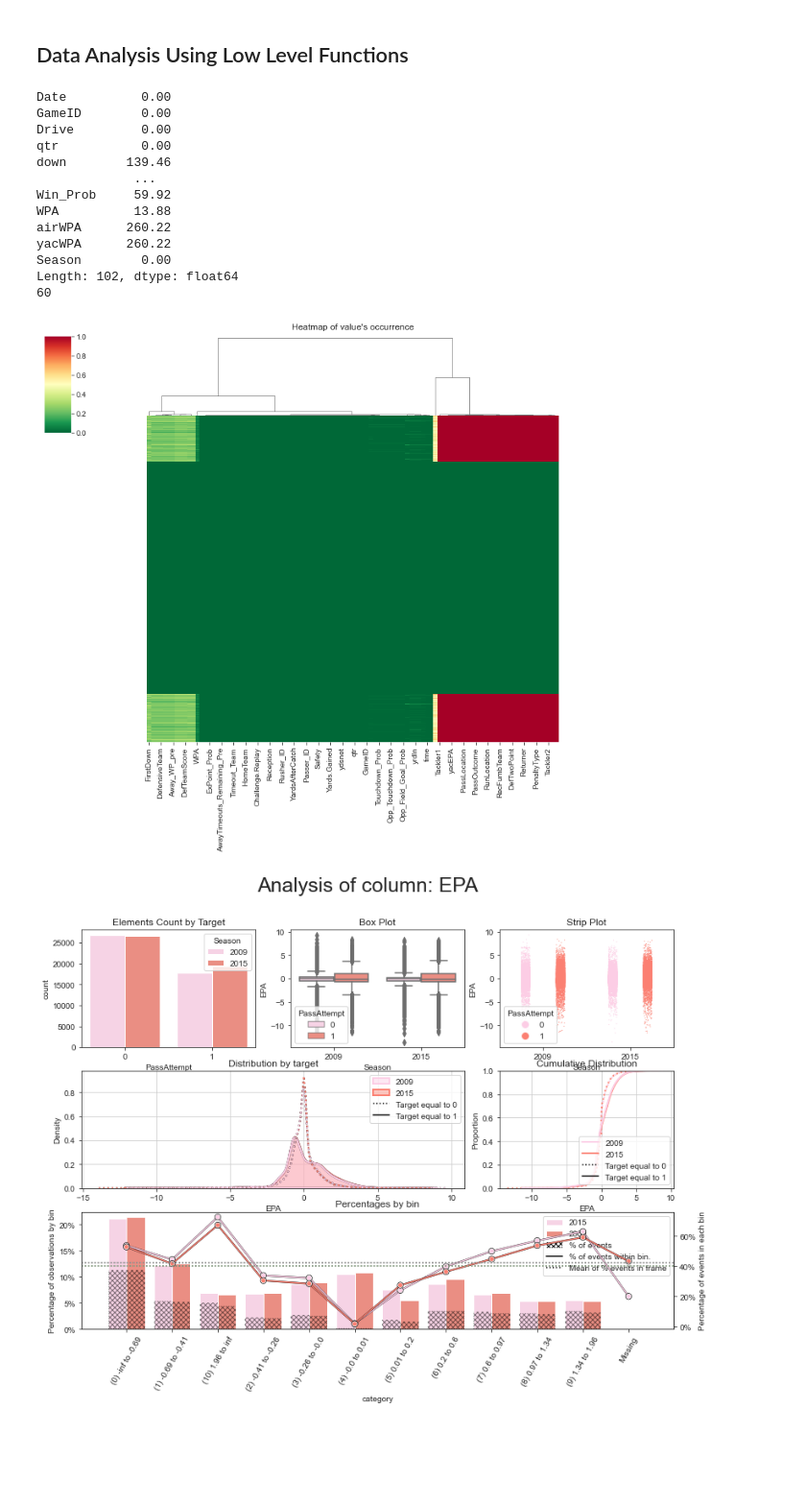
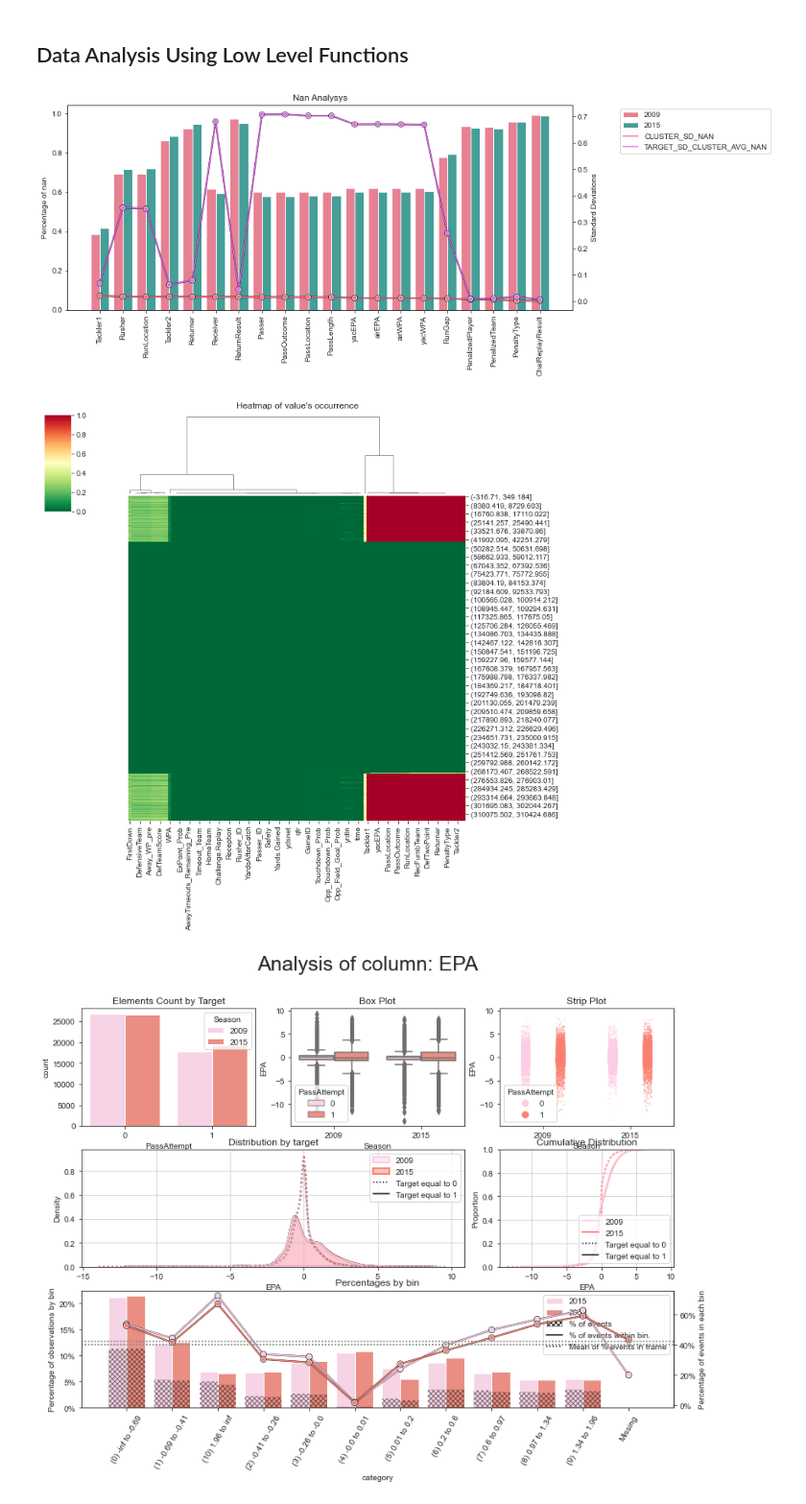
Before and after one commit to FedericoMontana/instrumentum, a Jupyter notebook: docs/examples_plots.ipynb, the cells around one changed output. Shown at 96% size. Saved outputs shown, nothing was run; the diff lists cells and outputs as text; code cells hidden in the pictures; blank space fills up the shorter version.

```diff
--- a/docs/examples_plots.ipynb
+++ b/docs/examples_plots.ipynb
@@ -69,28 +69,16 @@ EPA looks continuos
 # %%
 # Find NANs distribution
 
 def pre_process(df, cluster, target):
 
     df.sort_values(by=["CLUSTER_SD_NAN"], inplace=True, ascending=False)
     return df.head(20)
 
 fig, ax = plt.subplots(figsize=(12,5))
-# plot_value_distribution(df, ax, cluster="Season", y="PassAttempt", call_back_pre_process=pre_process, remove_non_nan_cols=True)
+plot_value_distribution(df, ax, cluster="Season", y="PassAttempt", call_back_pre_process=pre_process, remove_non_nan_cols=True)
 
 plot_value_heatmap(df)
 # %% [output]
-Date          0.00
-GameID        0.00
-Drive         0.00
-qtr           0.00
-down        139.46
-             ...
-Win_Prob     59.92
-WPA          13.88
-airWPA      260.22
-yacWPA      260.22
-Season        0.00
-Length: 102, dtype: float64
-60
-[figure, old version]
+[figure, new version]
+[figure, added]
 # %%
```
Also changed, not shown: parts of 1 cell of this notebook, 1 other file.
